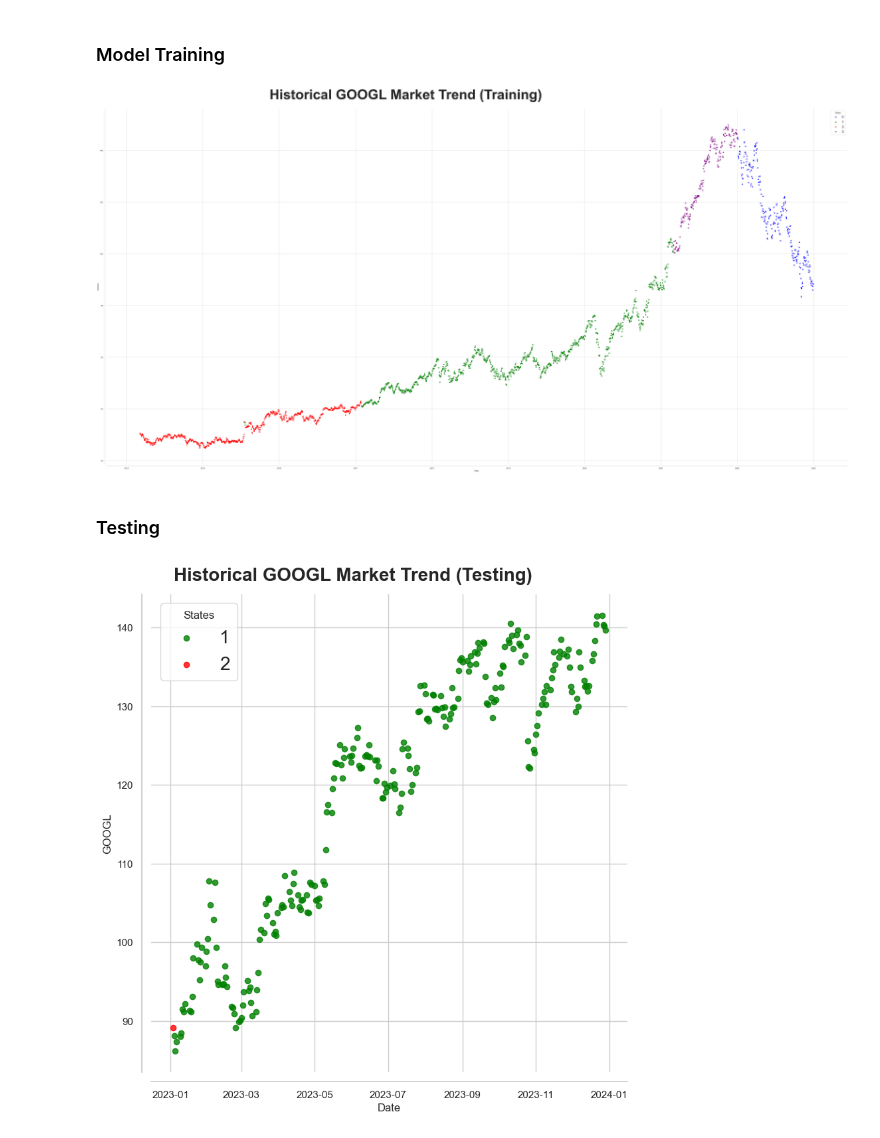
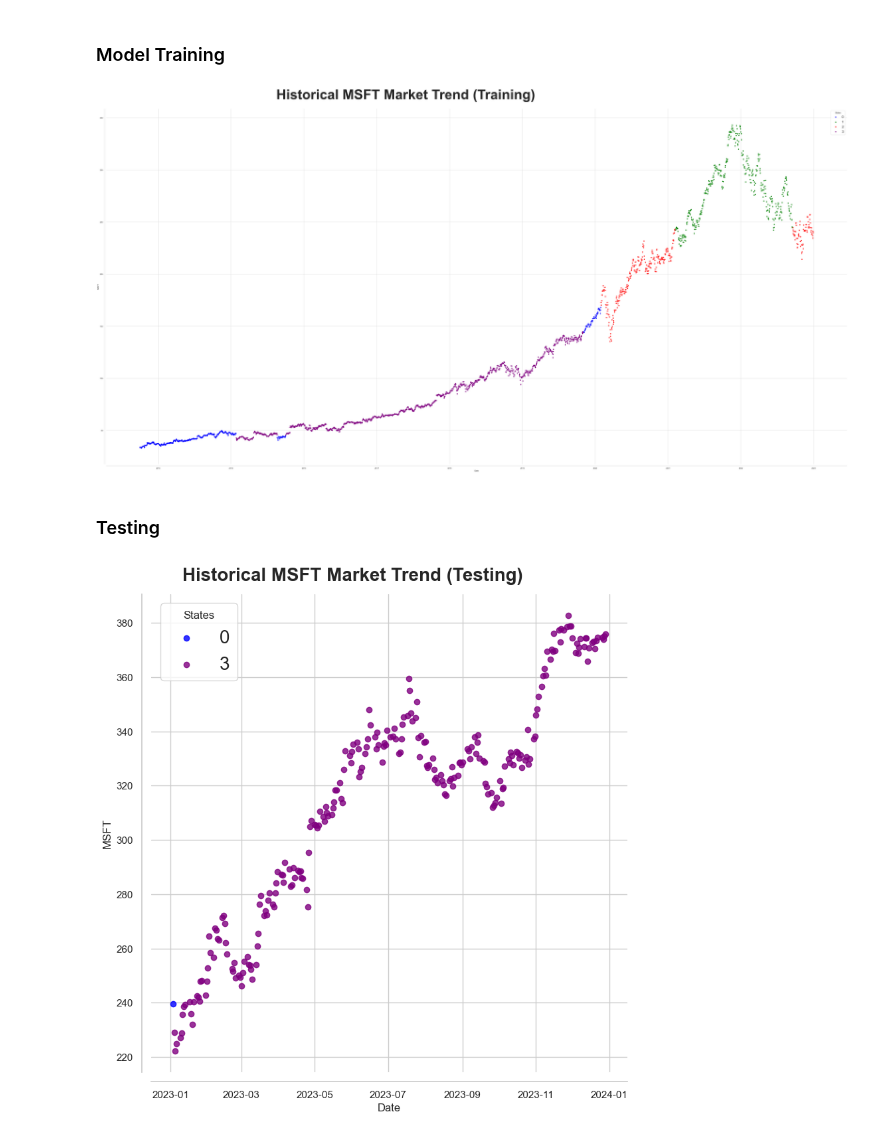
Before and after one commit to RaymondRaman/Stock-Market-Trend-Forecasting-with-Regime-and-Diffusion-Model, a Jupyter notebook: 4a. HMM_training&testing.ipynb, the cells around one changed output. Drawn from its saved outputs; the diff is of its cells as text; code cells hidden in the pictures.

Commit message:
Finished HMM Training and Testing for MSFT

```diff
--- a/4a. HMM_training&testing.ipynb
+++ b/4a. HMM_training&testing.ipynb
@@ -7,15 +7,15 @@ import joblib
 # %%
 # Load training data
 config_data = load_config_file()
 stock_list = config_data['stock_dict']
 training_stock_df = load_training_data()
 
-stock = 'GOOGL'
+stock = 'MSFT'
 target_columns = config_data['selected_features_dict'][stock]
 train_df = training_stock_df[stock][target_columns]
 model, states = HMM_training(stock, train_df, n_components=4)
 # %% [output]
-[figure, old version]
+[figure, new version]
 # %%
 # Save the model and states
 save_HMM_states_excel(stock, states)
@@ -36,4 +36,4 @@ states = HMM_testing(stock, test_df, model)
 # Save the states
 save_HMM_states_excel(stock, states, True)
 # %% [output]
-[figure, old version]
+[figure, new version]
```
Also changed, not shown: 6 other files.
